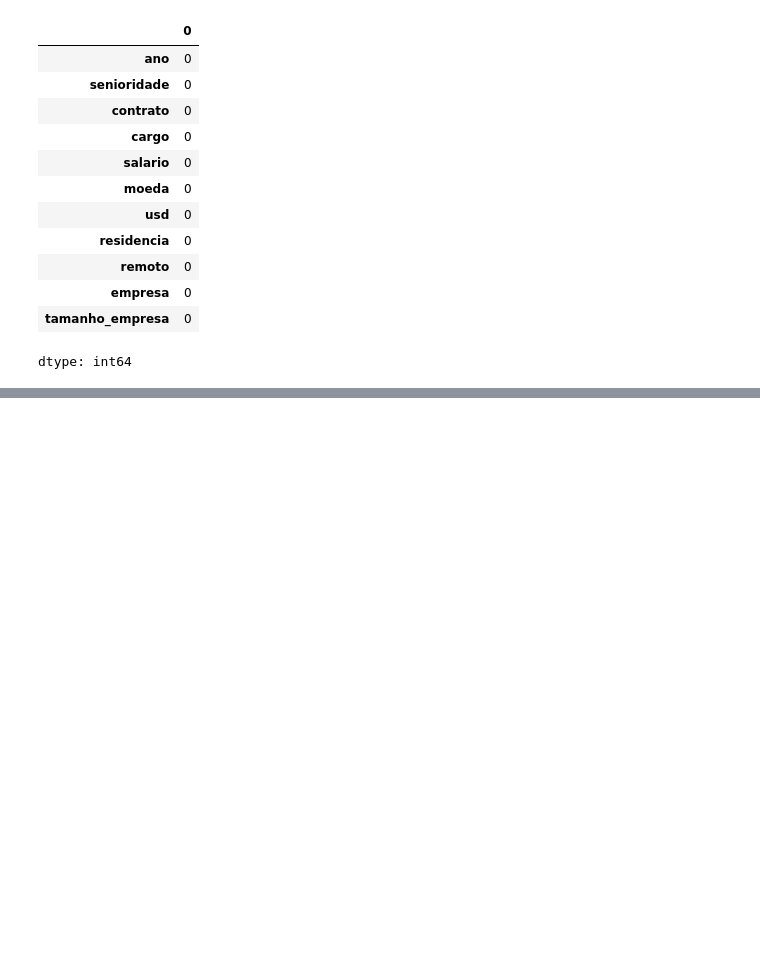
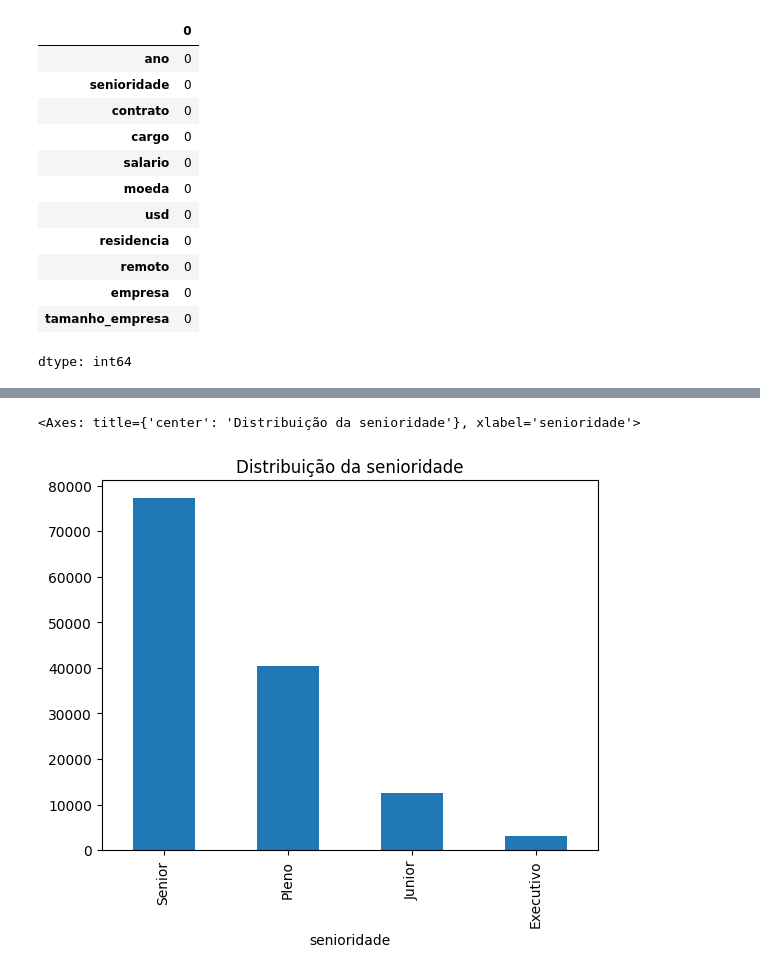
Before and after one commit to PedroInCode/Imersao-Dados-Alura, a Jupyter notebook: Imersão - Dados com Python.ipynb, the cells around one changed output, grey strips where cells are left out. Cells and saved outputs as stored; diff of their text form; code cells hidden in the pictures; blank space fills up the shorter version.

```diff
--- a/Imersão - Dados com Python.ipynb
+++ b/Imersão - Dados com Python.ipynb
@@ -419,0 +410,5 @@ memory usage: 12.2+ MB
+# %%
+df_dadoslimpos['senioridade'].value_counts().plot(kind='bar', title='Distribuição da senioridade') #Criando um Gráfico para a tabela acima e definindo informações para ele.
+# %% [output]
+<Axes: title={'center': 'Distribuição da senioridade'}, xlabel='senioridade'>
+[figure, added]
```
Also changed, not shown: parts of 35 cells of this notebook.
